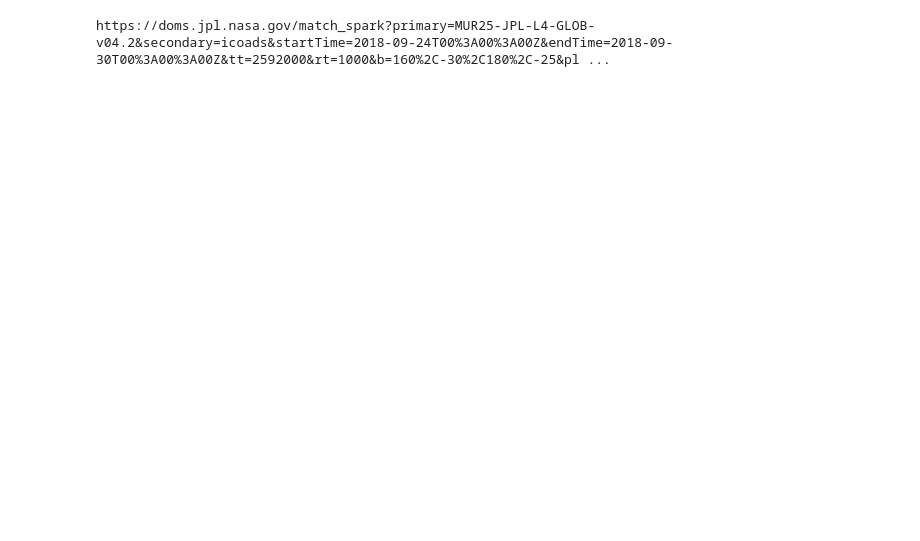
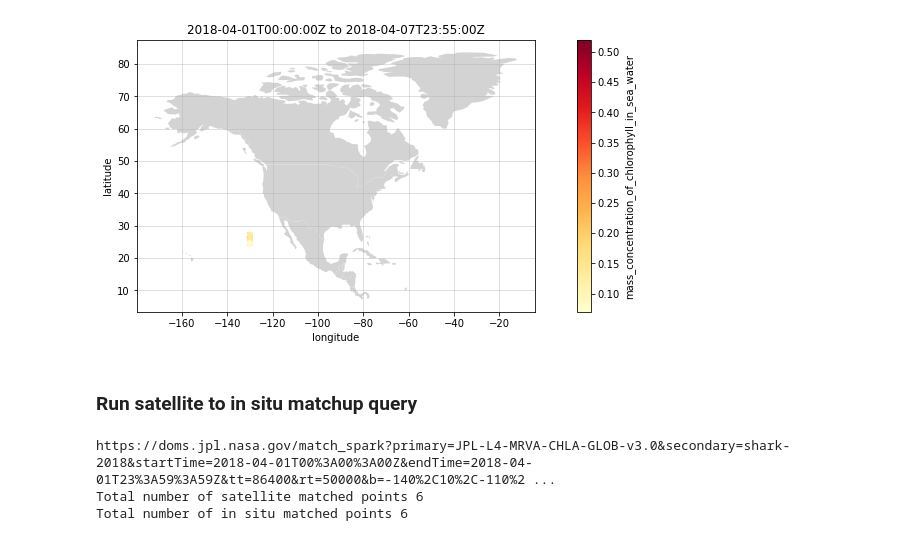
Before and after one commit to access-cdms/cdms-notebooks, a Jupyter notebook: CDMS-Match-Up-Demo.ipynb, the cells around one changed output. Drawn from its saved outputs; the diff is of its cells as text; code cells hidden in the pictures; blank space fills up the shorter version.

```diff
--- a/CDMS-Match-Up-Demo.ipynb
+++ b/CDMS-Match-Up-Demo.ipynb
@@ -14,0 +70,8 @@ from matplotlib.lines import Line2D
+# %%
+in_situ_url = 'https://doms.jpl.nasa.gov/insitu/1.0/query_data_doms'
+full_in_situ_url = f'{in_situ_url}?{urlencode(query_params)}'
+print(full_in_situ_url)
+response = requests.get(full_in_situ_url).json()
+print(f'Total number of points returned {response["total"]}')
+insitu_df = pd.DataFrame(response["results"])
+insitu_df.head() # show first few records
@@ -15,2 +93,30 @@ from matplotlib.lines import Line2D
+# %%
+# Plot with a map
+
+# initialize an axis
+fig, ax = plt.subplots(figsize=(15,5))
+
+# plot map on axis
+countries = gpd.read_file(gpd.datasets.get_path('naturalearth_lowres'))
+#print(countries)
+countries[countries['continent'] == 'North America'].plot(color='lightgrey', ax=ax)
+
+# parse dates for plot's title
+first = insitu_df['time'].min()
+last = insitu_df['time'].max()
+
+# plot points
+insitu_df.plot(x='longitude', y='latitude', kind='scatter',
+        c='mass_concentration_of_chlorophyll_in_sea_water', colormap='YlOrRd',
+        title=f'{first} to {last}',
+        ax=ax)
+
+# add grid
+ax.grid(alpha=0.5)
+plt.show()
+# %% [output]
+[figure, added]
+# %% [markdown]
+### Run satellite to in situ matchup query
 # %%
 matchup_url = 'https://doms.jpl.nasa.gov/match_spark'
@@ -42,9 +154,11 @@ query_params = {
     'resultSizeLimit': 100
 }
 # %%
-primary_points, secondary_points = execute_matchup_request(query_params)
+primary_points, secondary_points = execute_matchup_request(query_params, "mass_concentration_of_chlorophyll_in_sea_water")
 # %% [output]
-https://doms.jpl.nasa.gov/match_spark?primary=MUR25-JPL-L4-GLOB-v04.2&secondary=icoads&startTime=2018-09-24T00%3A00%3A00Z&endTime=2018-09-30T00%3A00%3A00Z&tt=2592000&rt=1000&b=160%2C-30%2C180%2C-25&pl ...
+https://doms.jpl.nasa.gov/match_spark?primary=JPL-L4-MRVA-CHLA-GLOB-v3.0&secondary=shark-2018&startTime=2018-04-01T00%3A00%3A00Z&endTime=2018-04-01T23%3A59%3A59Z&tt=86400&rt=50000&b=-140%2C10%2C-110%2 ...
+Total number of satellite matched points 6
+Total number of in situ matched points 6
 # %%
 def plot_points(primary_points, secondary_points):
     plt.figure(figsize=(20,5), dpi=500)
```
Also changed, not shown: parts of 17 cells of this notebook.
